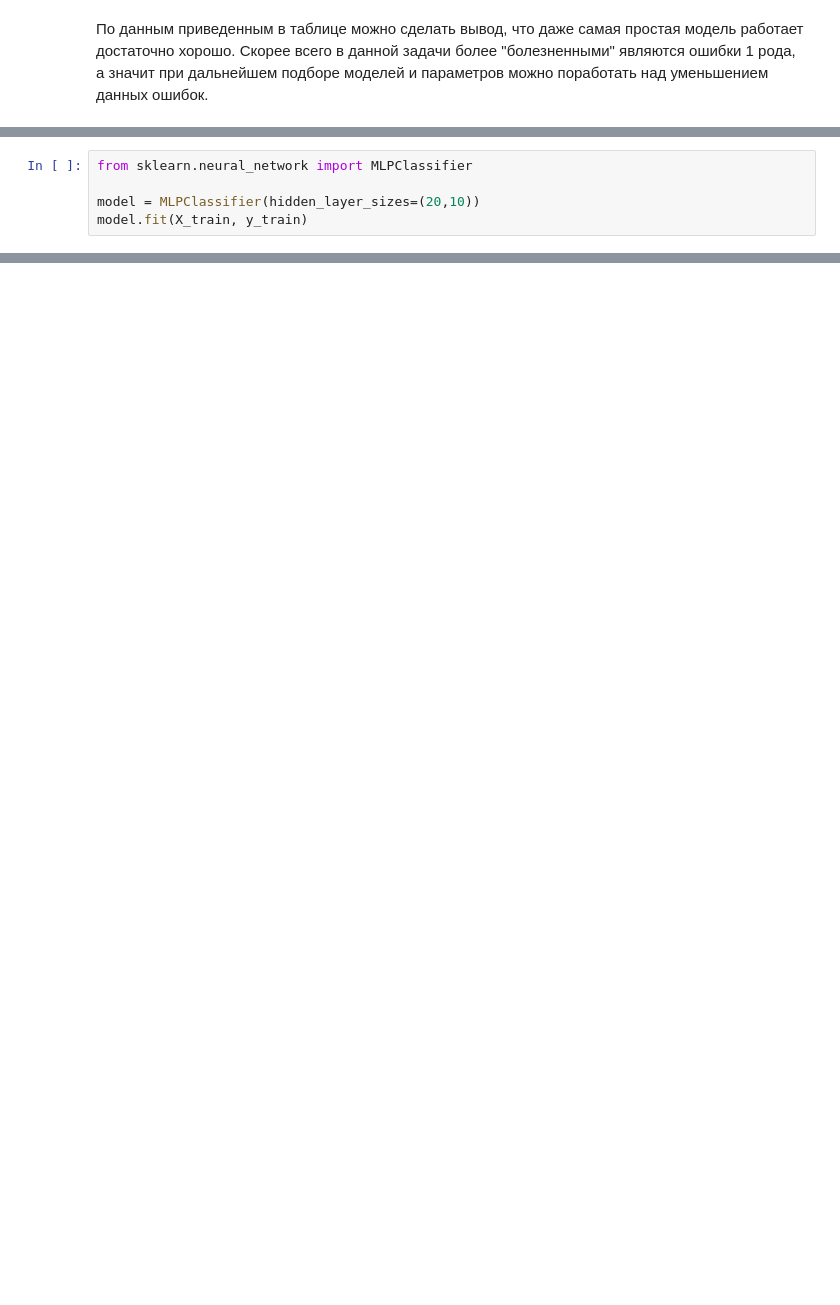
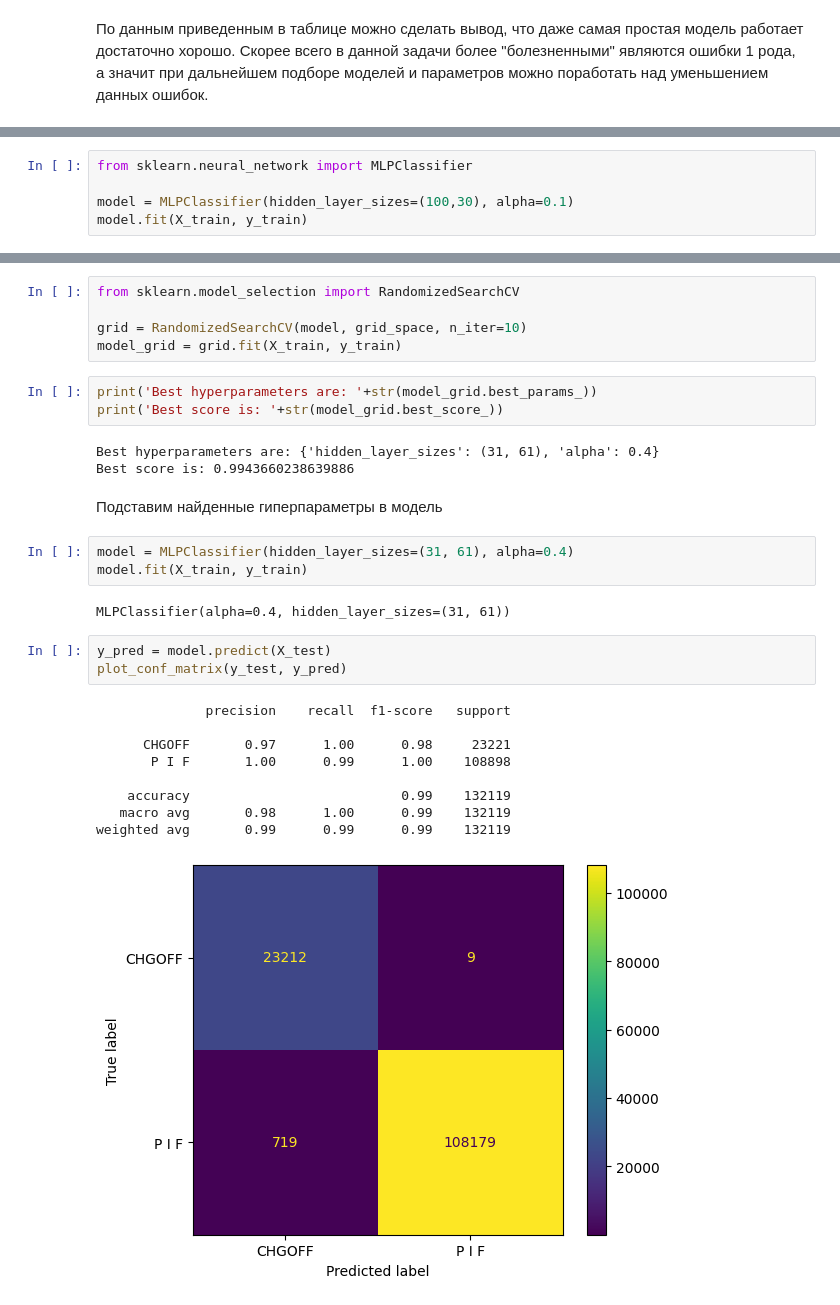
Before and after one commit to RomanMitin/MachineLearningCourse, a Jupyter notebook: Predict_loan_chargeoff.ipynb, the cells around one changed output, grey strips where cells are left out. Drawn from its saved outputs; the diff is of its cells as text; blank space fills up the shorter version.

```diff
--- a/Predict_loan_chargeoff.ipynb
+++ b/Predict_loan_chargeoff.ipynb
@@ -310,6 +319,6 @@ plot_conf_matrix(y_test, y_pred)
 # %%
 from sklearn.neural_network import MLPClassifier
 
-model = MLPClassifier(hidden_layer_sizes=(20,10))
+model = MLPClassifier(hidden_layer_sizes=(100,30), alpha=0.1)
 model.fit(X_train, y_train)
 # %% [output]
@@ -321,0 +351,31 @@ plot_conf_matrix(y_test, y_pred)
+# %%
+from sklearn.model_selection import RandomizedSearchCV
+
+grid = RandomizedSearchCV(model, grid_space, n_iter=10)
+model_grid = grid.fit(X_train, y_train)
+# %%
+print('Best hyperparameters are: '+str(model_grid.best_params_))
+print('Best score is: '+str(model_grid.best_score_))
+# %% [output]
+Best hyperparameters are: {'hidden_layer_sizes': (31, 61), 'alpha': 0.4}
+Best score is: 0.9943660238639886
+# %% [markdown]
+Подставим найденные гиперпараметры в модель
+# %%
+model = MLPClassifier(hidden_layer_sizes=(31, 61), alpha=0.4)
+model.fit(X_train, y_train)
+# %% [output]
+MLPClassifier(alpha=0.4, hidden_layer_sizes=(31, 61))
+# %%
+y_pred = model.predict(X_test)
+plot_conf_matrix(y_test, y_pred)
+# %% [output]
+              precision    recall  f1-score   support
+
+      CHGOFF       0.97      1.00      0.98     23221
+       P I F       1.00      0.99      1.00    108898
+
+    accuracy                           0.99    132119
+   macro avg       0.98      1.00      0.99    132119
+weighted avg       0.99      0.99      0.99    132119
+[figure, added]
```
Also changed, not shown: parts of 23 cells of this notebook.
